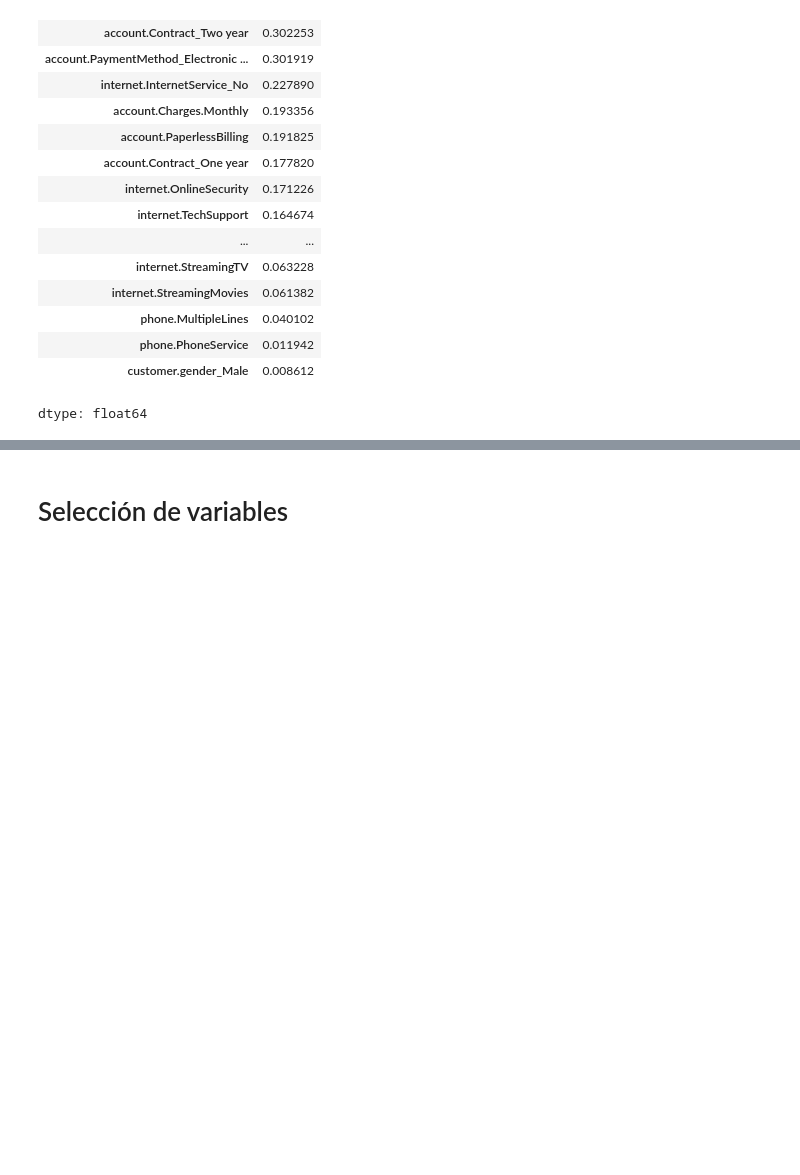
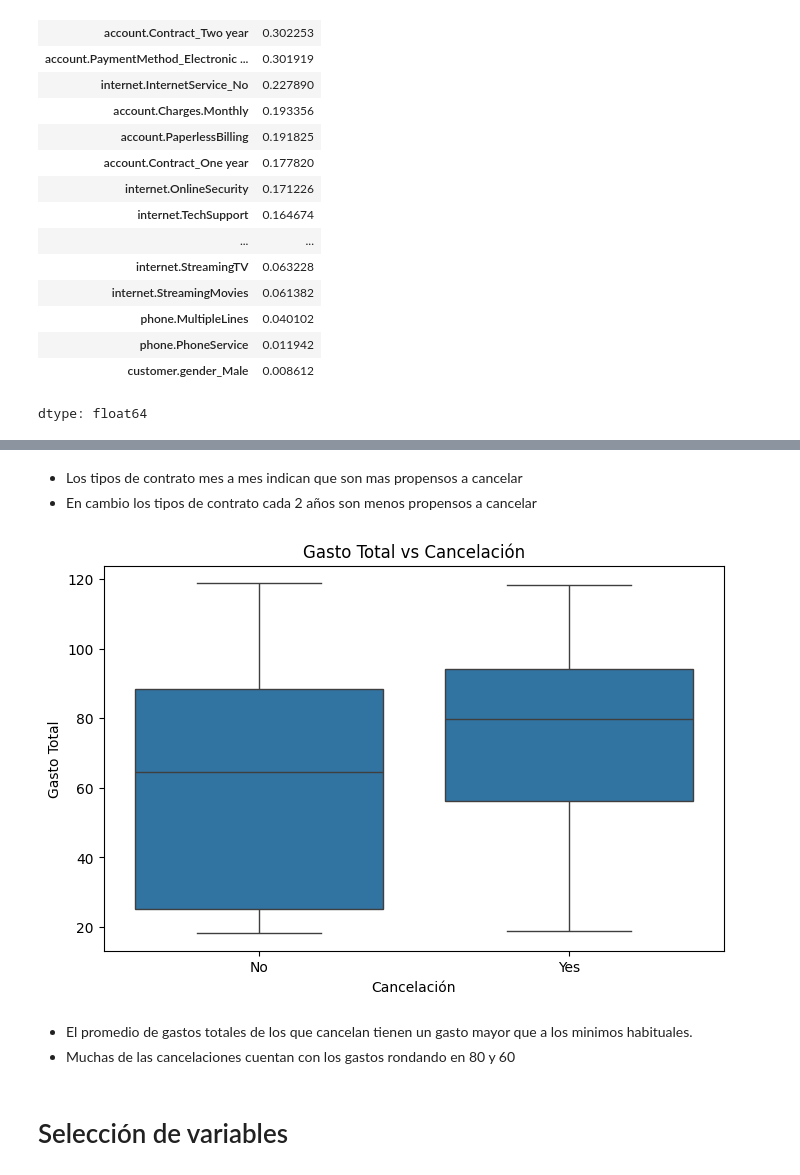
Before and after one commit to kevirui/challenge-telecom-x, a Jupyter notebook: notebooks/analisisEstadisticoCategorico.ipynb, the cells around one changed output, grey strips where cells are left out. Drawn from its saved outputs; the diff is of its cells as text; code cells hidden in the pictures; blank space fills up the shorter version.

```diff
--- a/notebooks/analisisEstadisticoCategorico.ipynb
+++ b/notebooks/analisisEstadisticoCategorico.ipynb
@@ -167,3 +181,18 @@ dtype: float64
+# %% [markdown]
+- Los tipos de contrato mes a mes indican que son mas propensos a cancelar
+- En cambio los tipos de contrato cada 2 años son menos propensos a cancelar
+# %%
+plt.figure(figsize=(8,5))
+sns.boxplot(x='Churn', y='account.Charges.Monthly', data=data)
+plt.title('Gasto Total vs Cancelación')
+plt.xlabel("Cancelación")
+plt.ylabel("Gasto Total")
+plt.show()
+# %% [output]
+[figure, added]
+# %% [markdown]
+- El promedio de gastos totales de los que cancelan tienen un gasto mayor que a los minimos habituales.
+- Muchas de las cancelaciones cuentan con los gastos rondando en 80 y 60
 # %% [markdown]
 # Selección de variables
 # %% [markdown]
```
Also changed, not shown: parts of 3 cells of this notebook.
